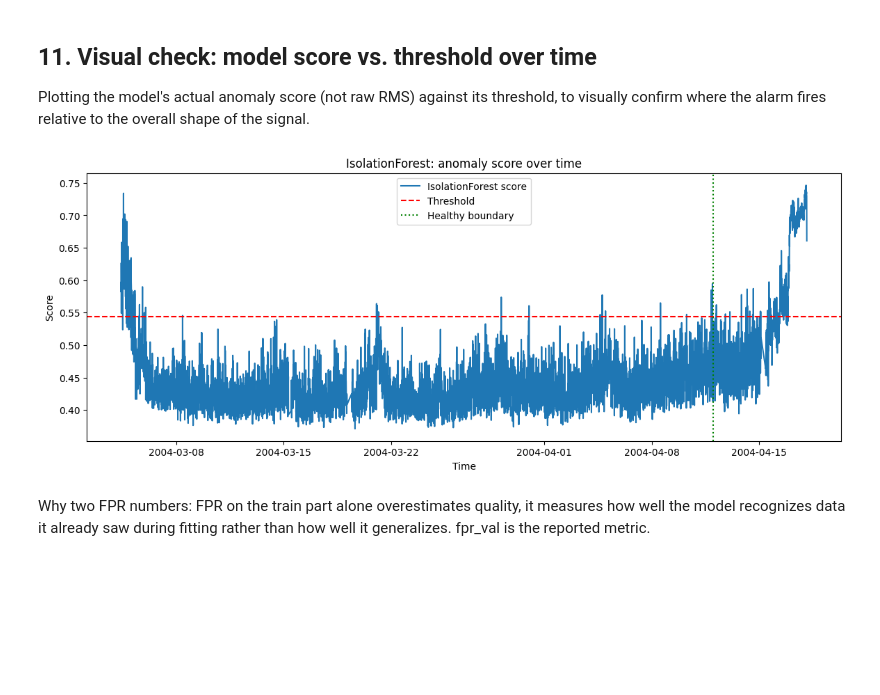
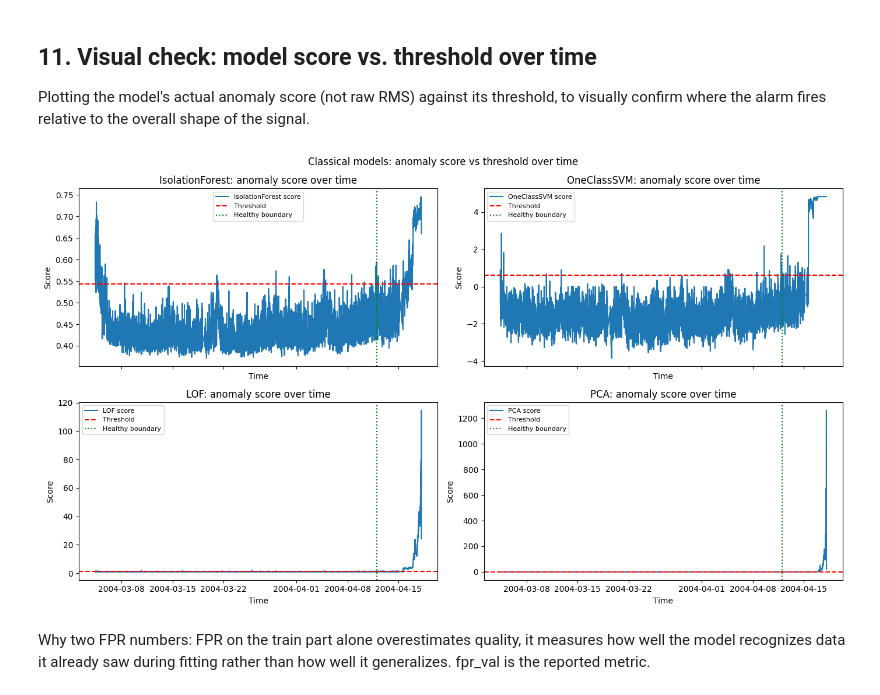
Before and after one commit to maidabiber/anomaly-detection-thesis, a Jupyter notebook: notebooks/analyze_3rd_test.ipynb, the cells around one changed output. Drawn from its saved outputs; the diff is of its cells as text; code cells hidden in the pictures; blank space fills up the shorter version.

```diff
--- a/notebooks/analyze_3rd_test.ipynb
+++ b/notebooks/analyze_3rd_test.ipynb
@@ -560,23 +550,21 @@ Plotting the model's actual anomaly score (not raw RMS) against its
 threshold, to visually confirm where the alarm fires relative to the
 overall shape of the signal.
 # %%
-import matplotlib.pyplot as plt
-
-name_to_check = "IsolationForest"
-res_to_plot = classical_results[name_to_check]
-scores_series, threshold = res_to_plot['scores'], res_to_plot['threshold']
-
-plt.figure(figsize=(14, 5))
-plt.plot(scores_series.index, scores_series.values, label=f"{name_to_check} score")
-plt.axhline(threshold, color="red", linestyle="--", label="Threshold")
-plt.axvline(HEALTHY_BOUNDARY, color="green", linestyle=":", label="Healthy boundary")
-plt.legend()
-plt.title(f"{name_to_check}: anomaly score over time")
-plt.xlabel("Time")
-plt.ylabel("Score")
+fig, axes = plt.subplots(2, 2, figsize=(14, 8), sharex=True)
+for ax, (name, res) in zip(axes.flat, classical_results.items()):
+    scores_series, threshold = res['scores'], res['threshold']
+    ax.plot(scores_series.index, scores_series.values, label=f"{name} score")
+    ax.axhline(threshold, color="red", linestyle="--", label="Threshold")
+    ax.axvline(HEALTHY_BOUNDARY, color="green", linestyle=":", label="Healthy boundary")
+    ax.set_title(f"{name}: anomaly score over time")
+    ax.set_xlabel("Time")
+    ax.set_ylabel("Score")
+    ax.legend(fontsize=8)
+plt.suptitle("Classical models: anomaly score vs threshold over time")
+plt.tight_layout()
 plt.show()
 # %% [output]
-[figure, old version]
+[figure, new version]
 # %% [markdown]
 Why two FPR numbers: FPR on the train part alone overestimates quality,
 it measures how well the model recognizes data it already saw during fitting
```
Also changed, not shown: parts of 15 cells of this notebook, 4 other files.
